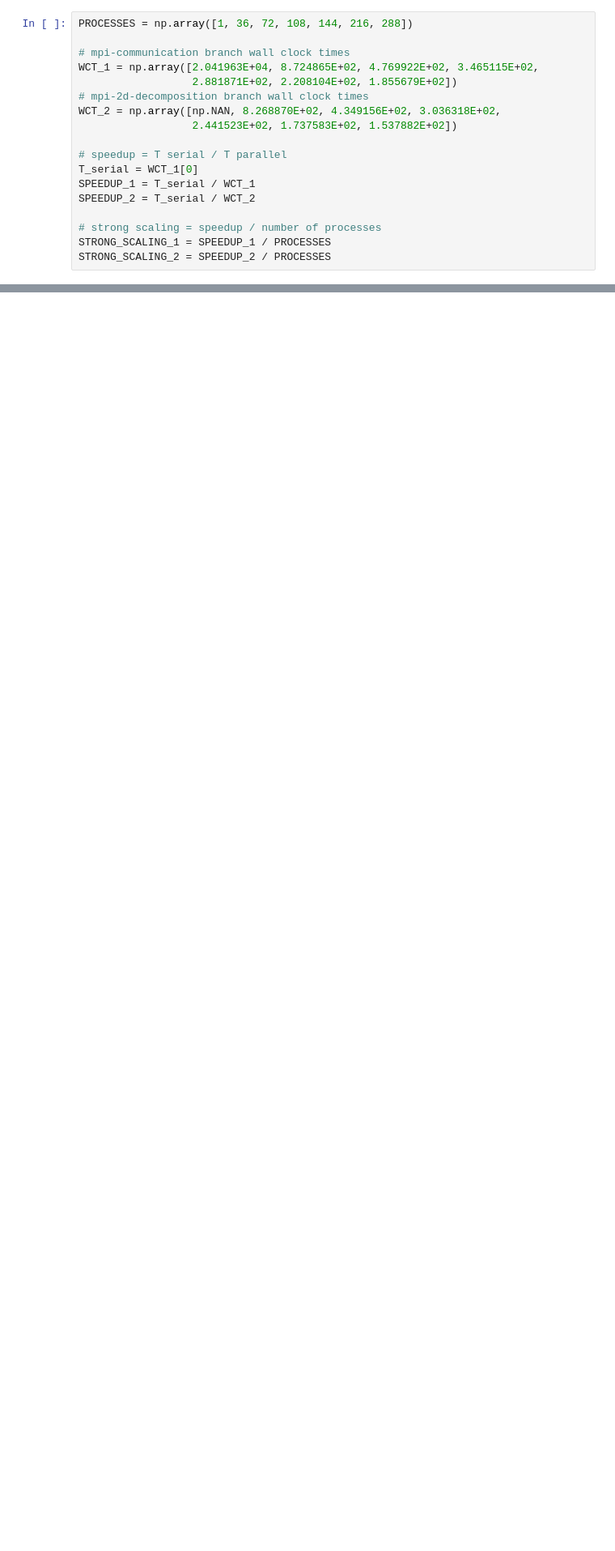
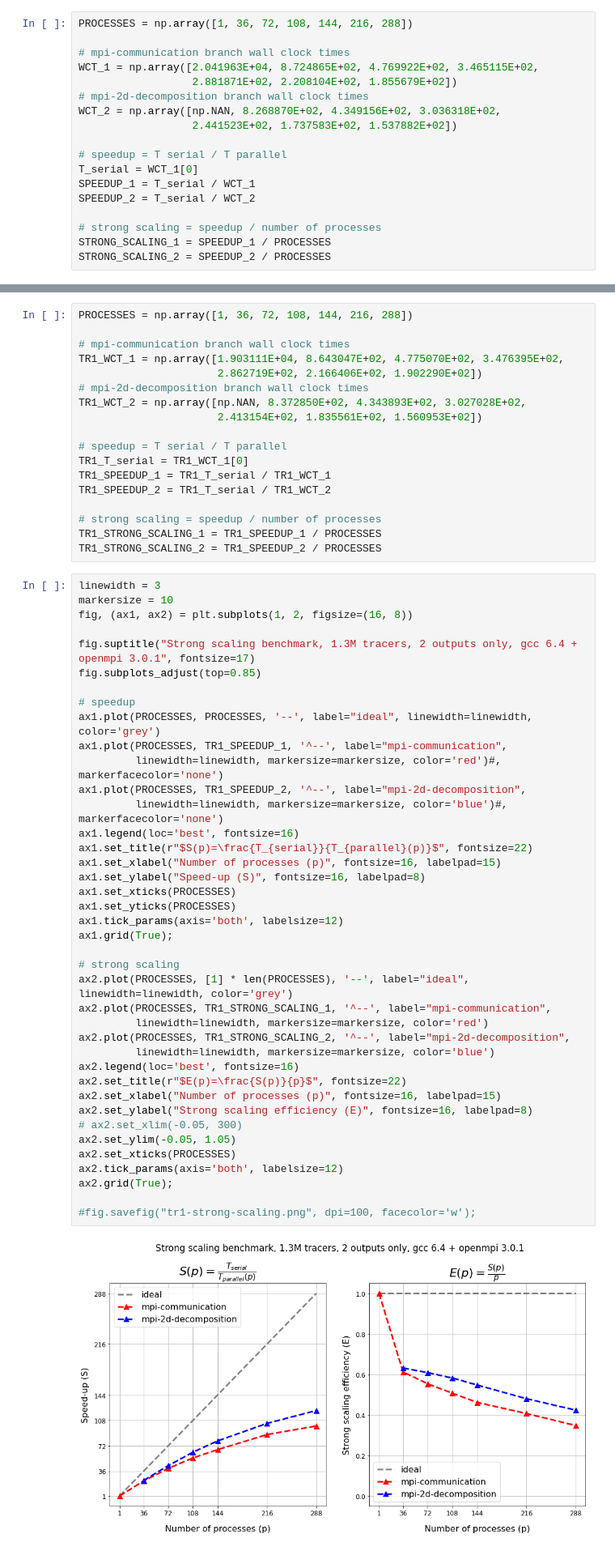
Before and after one commit to paagamelo/isale3D-prototype, a Jupyter notebook: plot.ipynb, the cells around one changed output, grey strips where cells are left out. Shown at 81% size. Saved outputs shown, nothing was run; the diff lists cells and outputs as text; blank space fills up the shorter version.

```diff
--- a/plot.ipynb
+++ b/plot.ipynb
@@ -264,0 +334,60 @@ fig.savefig("strong-scaling-study.png", dpi=100, facecolor='w');
+# %%
+PROCESSES = np.array([1, 36, 72, 108, 144, 216, 288])
+
+# mpi-communication branch wall clock times
+TR1_WCT_1 = np.array([1.903111E+04, 8.643047E+02, 4.775070E+02, 3.476395E+02,
+                      2.862719E+02, 2.166406E+02, 1.902290E+02])
+# mpi-2d-decomposition branch wall clock times
+TR1_WCT_2 = np.array([np.NAN, 8.372850E+02, 4.343893E+02, 3.027028E+02,
+                      2.413154E+02, 1.835561E+02, 1.560953E+02])
+
+# speedup = T serial / T parallel
+TR1_T_serial = TR1_WCT_1[0]
+TR1_SPEEDUP_1 = TR1_T_serial / TR1_WCT_1
+TR1_SPEEDUP_2 = TR1_T_serial / TR1_WCT_2
+
+# strong scaling = speedup / number of processes
+TR1_STRONG_SCALING_1 = TR1_SPEEDUP_1 / PROCESSES
+TR1_STRONG_SCALING_2 = TR1_SPEEDUP_2 / PROCESSES
+# %%
+linewidth = 3
+markersize = 10
+fig, (ax1, ax2) = plt.subplots(1, 2, figsize=(16, 8))
+
+fig.suptitle("Strong scaling benchmark, 1.3M tracers, 2 outputs only, gcc 6.4 + openmpi 3.0.1", fontsize=17)
+fig.subplots_adjust(top=0.85)
+
+# speedup
+ax1.plot(PROCESSES, PROCESSES, '--', label="ideal", linewidth=linewidth, color='grey')
+ax1.plot(PROCESSES, TR1_SPEEDUP_1, '^--', label="mpi-communication",
+         linewidth=linewidth, markersize=markersize, color='red')#, markerfacecolor='none')
+ax1.plot(PROCESSES, TR1_SPEEDUP_2, '^--', label="mpi-2d-decomposition",
+         linewidth=linewidth, markersize=markersize, color='blue')#, markerfacecolor='none')
+ax1.legend(loc='best', fontsize=16)
+ax1.set_title(r"$S(p)=\frac{T_{serial}}{T_{parallel}(p)}$", fontsize=22)
+ax1.set_xlabel("Number of processes (p)", fontsize=16, labelpad=15)
+ax1.set_ylabel("Speed-up (S)", fontsize=16, labelpad=8)
+ax1.set_xticks(PROCESSES)
+ax1.set_yticks(PROCESSES)
+ax1.tick_params(axis='both', labelsize=12)
+ax1.grid(True);
+
+# strong scaling
+ax2.plot(PROCESSES, [1] * len(PROCESSES), '--', label="ideal", linewidth=linewidth, color='grey')
+ax2.plot(PROCESSES, TR1_STRONG_SCALING_1, '^--', label="mpi-communication",
+         linewidth=linewidth, markersize=markersize, color='red')
+ax2.plot(PROCESSES, TR1_STRONG_SCALING_2, '^--', label="mpi-2d-decomposition",
+         linewidth=linewidth, markersize=markersize, color='blue')
+ax2.legend(loc='best', fontsize=16)
+ax2.set_title(r"$E(p)=\frac{S(p)}{p}$", fontsize=22)
+ax2.set_xlabel("Number of processes (p)", fontsize=16, labelpad=15)
+ax2.set_ylabel("Strong scaling efficiency (E)", fontsize=16, labelpad=8)
+# ax2.set_xlim(-0.05, 300)
+ax2.set_ylim(-0.05, 1.05)
+ax2.set_xticks(PROCESSES)
+ax2.tick_params(axis='both', labelsize=12)
+ax2.grid(True);
+
+#fig.savefig("tr1-strong-scaling.png", dpi=100, facecolor='w');
+# %% [output]
+[figure, added]
```
Also changed, not shown: parts of 23 cells of this notebook.
